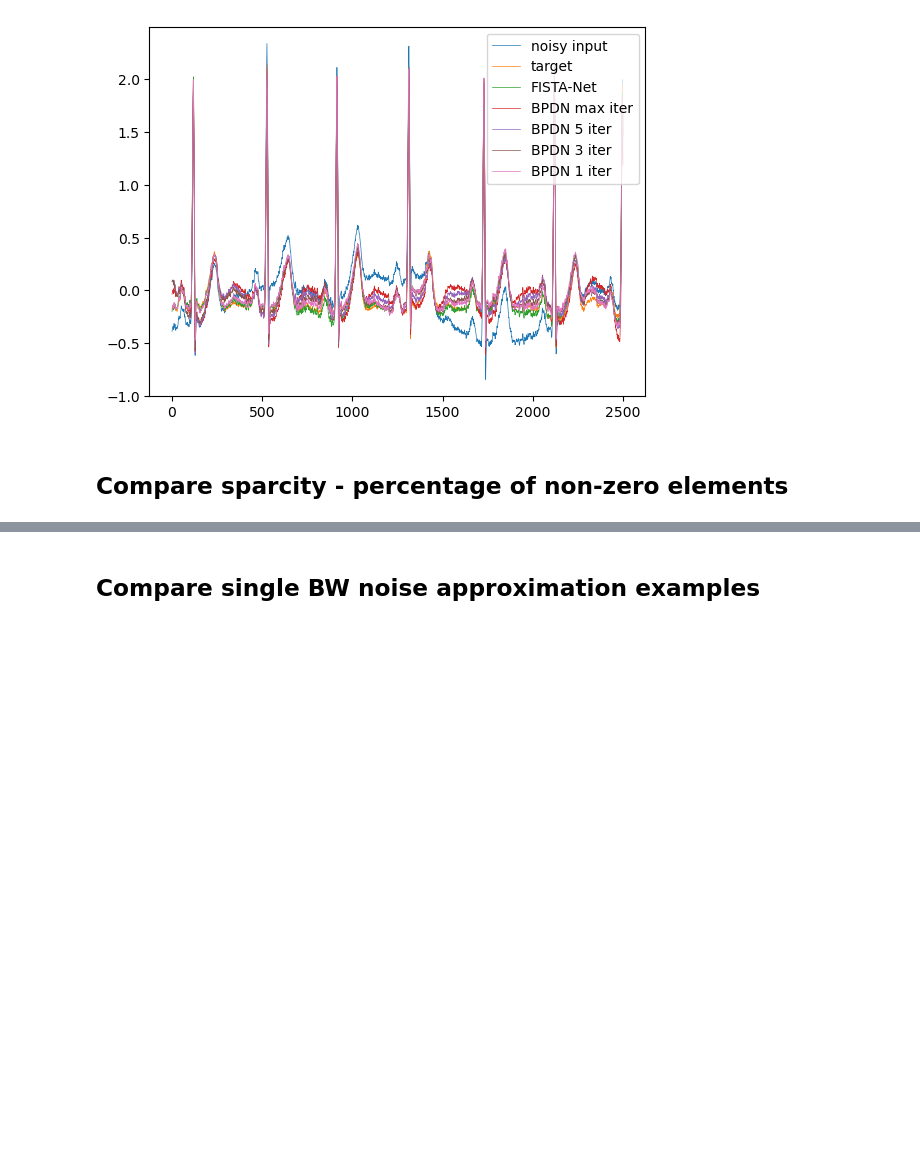
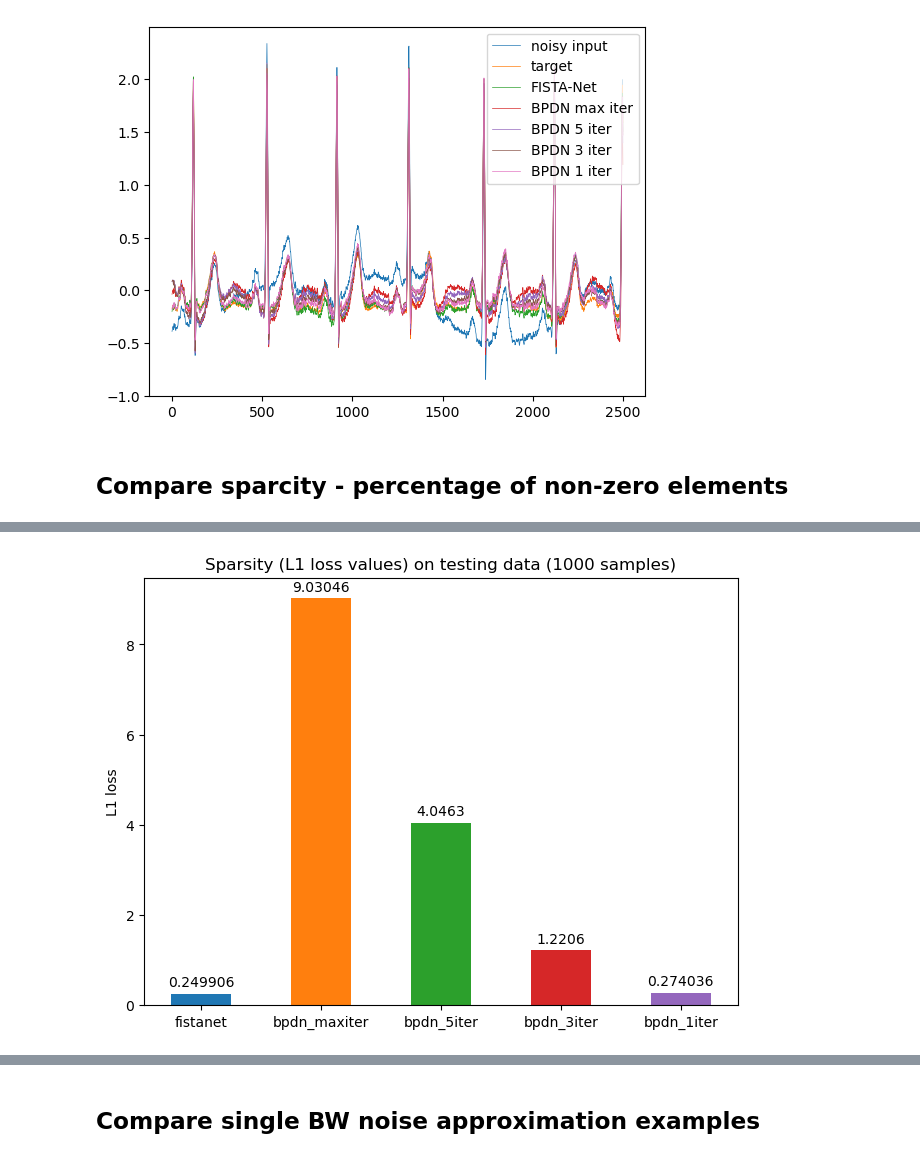
Before and after one commit to galigergergo/ecg-denoising, a Jupyter notebook: workspace/analyze_trained_model.ipynb, the cells around one changed output, grey strips where cells are left out. Cells and saved outputs as stored; diff of their text form; code cells hidden in the pictures; blank space fills up the shorter version.

```diff
--- a/workspace/analyze_trained_model.ipynb
+++ b/workspace/analyze_trained_model.ipynb
@@ -178,0 +210,13 @@ plot_bar_comp(non_zero_perc, 'Non-zero values (%)', ' Sparsity (percentage of no
+# %%
+loss = lambda x: torch.mean(torch.abs(x)).cpu()
+losses_L1 = {
+    'fistanet': loss(x_fistanet),
+    'bpdn_maxiter': loss(x_bpdn),
+    'bpdn_5iter': loss(x_bpdn5),
+    'bpdn_3iter': loss(x_bpdn3),
+    'bpdn_1iter': loss(x_bpdn1)
+}
+# %%
+plot_bar_comp(losses_L1, 'L1 loss', 'Sparsity (L1 loss values) on testing data (1000 samples)')
+# %% [output]
+[figure, added]
```
Also changed, not shown: parts of 12 cells of this notebook.
